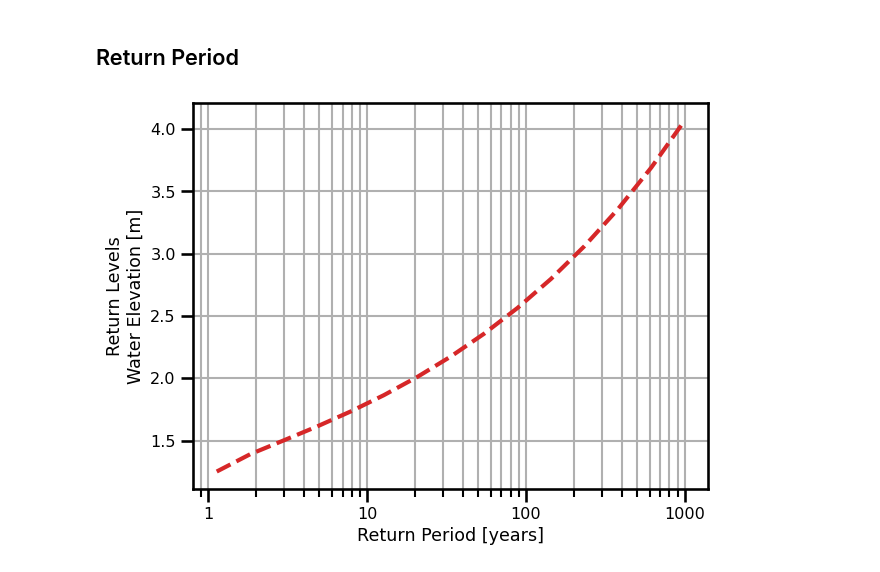
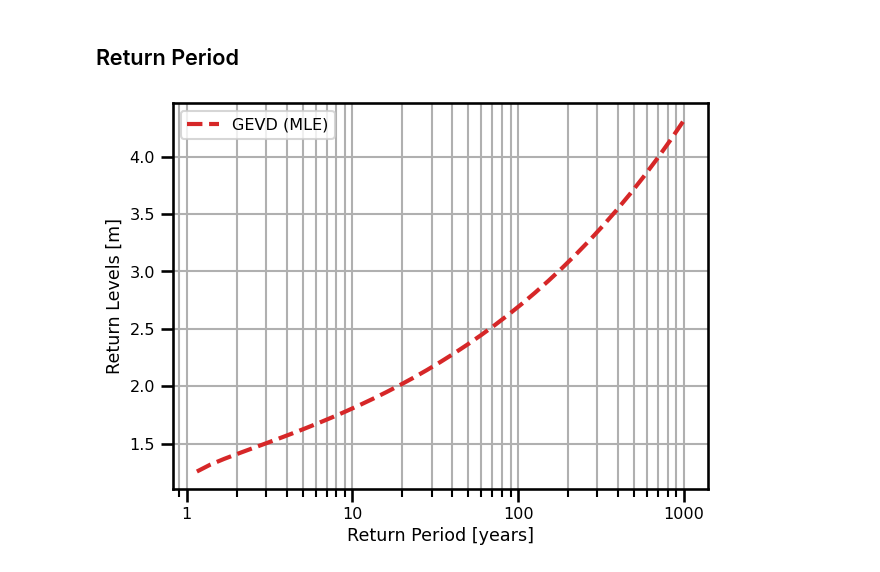
Before and after one commit to jejjohnson/jbayesevt, a Jupyter notebook: notebooks/evt/3.1_pyextremes_numpyro_mle.ipynb, the cells around one changed output. Cells and saved outputs as stored; diff of their text form; code cells hidden in the pictures.

Commit message:
Updated Numpyro Examples for Fitting Extreme Values.

```diff
--- a/notebooks/evt/3.1_pyextremes_numpyro.ipynb
+++ b/notebooks/evt/3.1_pyextremes_numpyro_mle.ipynb
@@ -121,5 +147,2 @@ def model(y: Float[Array, "N"]=None):
 # %% [markdown]
 ### Inference
-# %%
-def guide(y):
-    pass
@@ -126,10 +156,13 @@ def guide(y):
+# %%
+from numpyro.infer import Predictive, SVI, Trace_ELBO
+optimizer = numpyro.optim.Adam(step_size=0.05)
+svi = SVI(model, guide, optimizer, loss=Trace_ELBO())
 # %%
-from numpyro.infer import Predictive, SVI, Trace_ELBO
-optimizer = numpyro.optim.Adam(step_size=0.0005)
-svi = SVI(model, guide, optimizer, loss=Trace_ELBO())
-num_steps = 3_000
+num_steps = 100
 y = extremes.values
-svi_result = svi.run(rng_key=jrandom.PRNGKey(0), num_steps=num_steps, y=y)
+rng_key_train, rng_key = jrandom.split(rng_key, num=2)
+
+svi_result = svi.run(rng_key=rng_key_train, num_steps=num_steps, y=y)
 # %% [markdown]
 ### Training
 # %%
@@ -167,27 +200,32 @@ Scale - σ: 0.1464
 import numpy as np
 from scipy.stats import genextreme
 
-return_periods = np.logspace(-1, 3,20)
+return_periods = np.logspace(-1, 3,50)
 
 model = tfd.GeneralizedExtremeValue(loc=loc, scale=scale, concentration=c)
 return_levels = model.quantile(1-1/return_periods)
 # %%
 fig, ax = plt.subplots()
 
-ax.plot(return_periods, return_levels, linestyle="--", linewidth=3, color="tab:red")
+ax.plot(
+    return_periods, return_levels,
+    linestyle="--", linewidth=3, color="tab:red",
+    label="GEVD (MLE)",
+)
 
 ax.set(
     xlabel="Return Period [years]",
-    ylabel="Return Levels\nWater Elevation [m]",
+    ylabel="Return Levels [m]",
     xscale="log",
 )
 # format log scale labels
 formatter = ScalarFormatter()
 formatter.set_scientific(False)
 ax.xaxis.set_major_formatter(formatter)
 
 plt.grid(which="both", visible=True)
+plt.legend()
 plt.tight_layout()
 plt.show()
 # %% [output]
-[figure, old version]
+[figure, new version]
```
Also changed, not shown: parts of 10 cells of this notebook, 3 other files.
